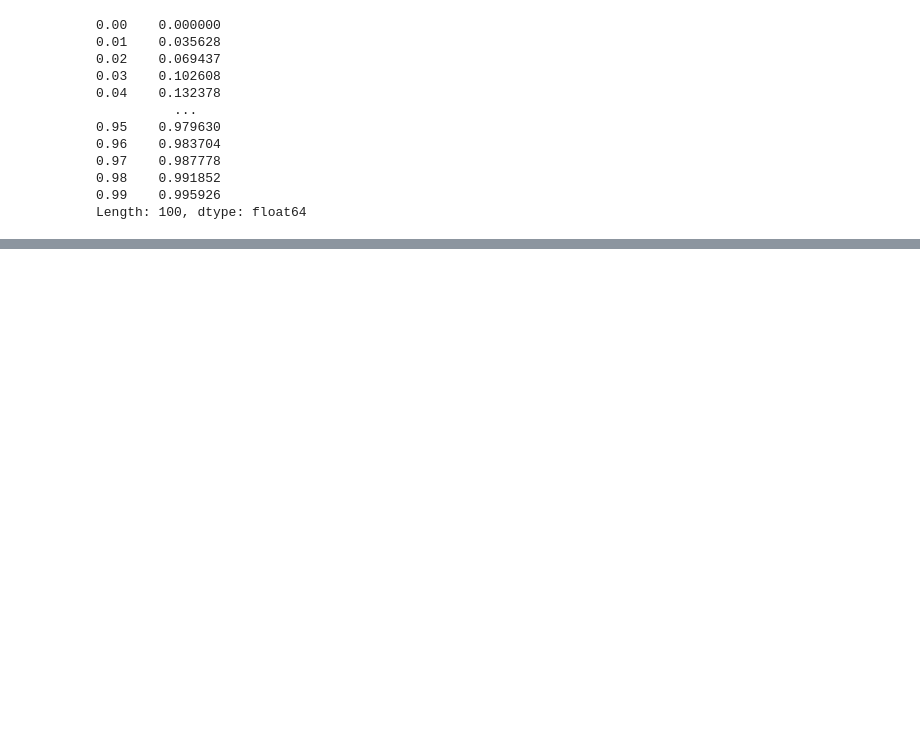
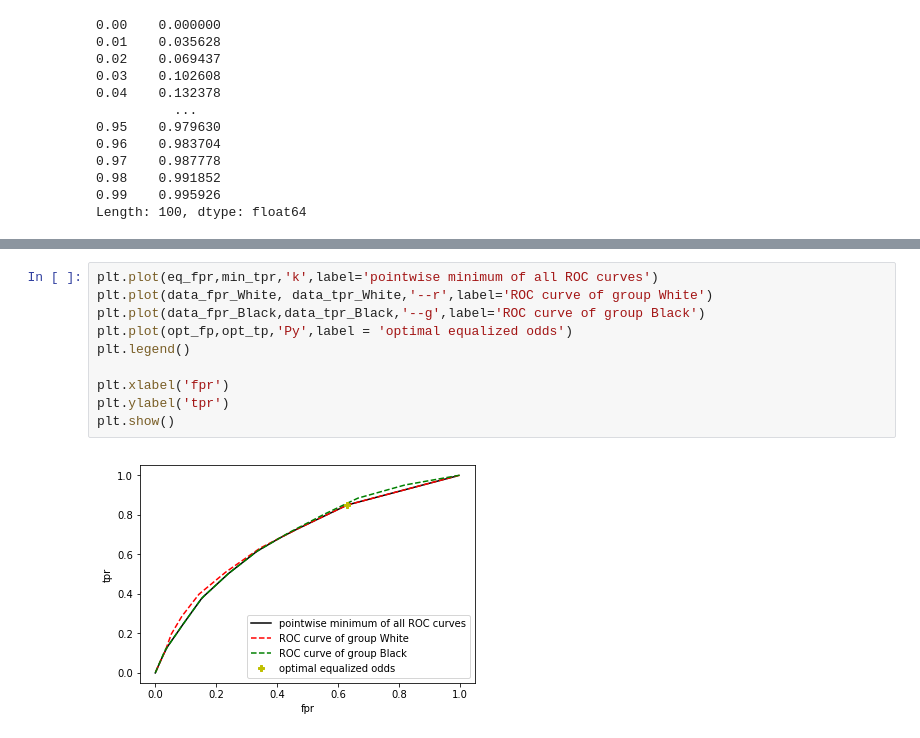
Before and after one commit to nrajanee/ExperimentsforEqOdsNondecreasingCondProbsPaper, a Jupyter notebook: explore_plot_data_compas.ipynb, the cells around one changed output, grey strips where cells are left out. Drawn from its saved outputs; the diff is of its cells as text; blank space fills up the shorter version.

```diff
--- a/explore_plot_data_compas.ipynb
+++ b/explore_plot_data_compas.ipynb
@@ -81,0 +104,12 @@ Name: Black, dtype: object
+# %%
+plt.plot(eq_fpr,min_tpr,'k',label='pointwise minimum of all ROC curves')
+plt.plot(data_fpr_White, data_tpr_White,'--r',label='ROC curve of group White')
+plt.plot(data_fpr_Black,data_tpr_Black,'--g',label='ROC curve of group Black')
+plt.plot(opt_fp,opt_tp,'Py',label = 'optimal equalized odds')
+plt.legend()
+
+plt.xlabel('fpr')
+plt.ylabel('tpr')
+plt.show()
+# %% [output]
+[figure, added]
```
Also changed, not shown: parts of 8 cells of this notebook, 1 other file.
